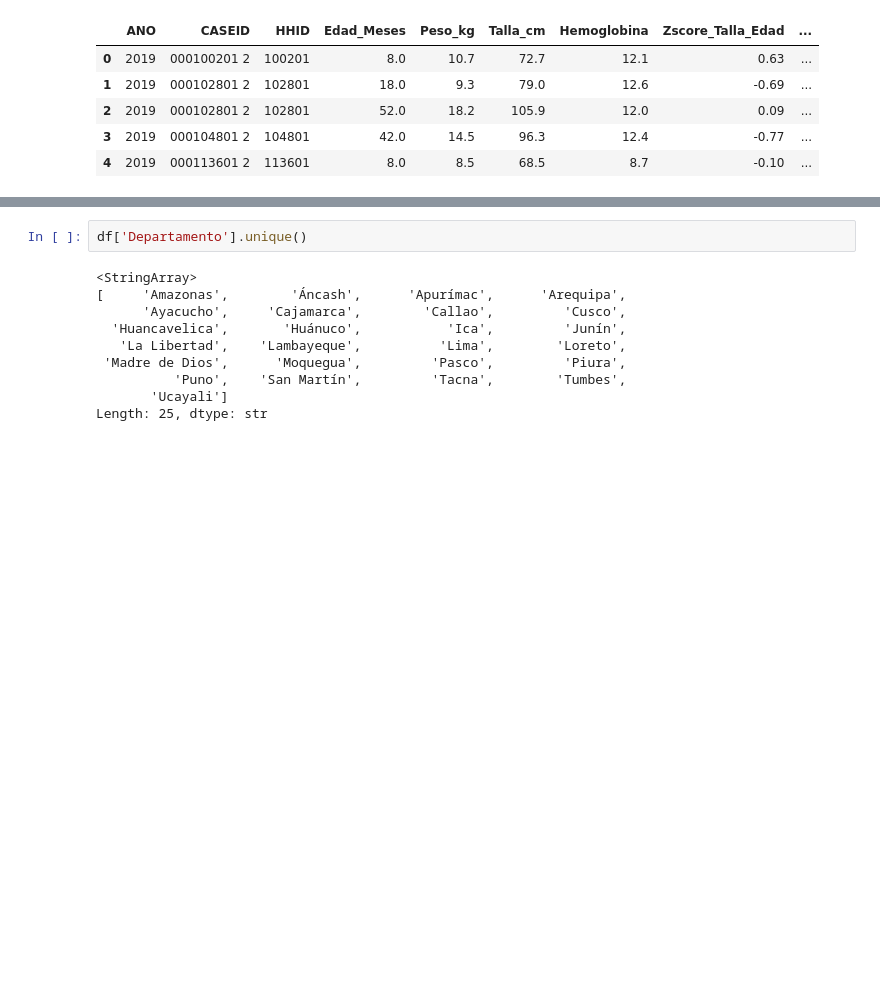
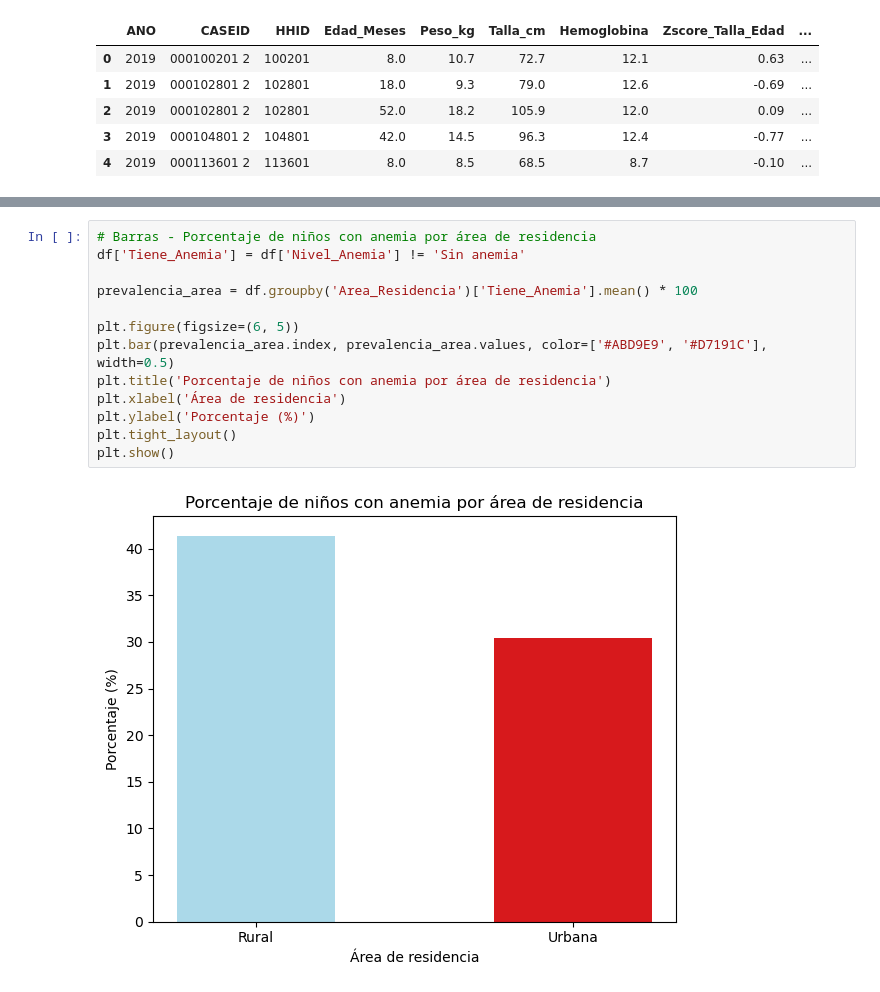
Before and after one commit to fbarrueta22/proyecto-ag-anemia, a Jupyter notebook: Analisis.ipynb, the cells around one changed output, grey strips where cells are left out. Cells and saved outputs as stored; diff of their text form; blank space fills up the shorter version.

```diff
--- a/Analisis.ipynb
+++ b/Analisis.ipynb
@@ -119,15 +163,18 @@ Passing `palette` without assigning `hue` is deprecated and will be removed in v
 
   sns.barplot(x=prevalencia.values, y=prevalencia.index, palette='Reds_r')
 [figure]
-# %%
-df['Departamento'].unique()
-# %% [output]
-<StringArray>
-[     'Amazonas',        'Áncash',      'Apurímac',      'Arequipa',
-      'Ayacucho',     'Cajamarca',        'Callao',         'Cusco',
-  'Huancavelica',       'Huánuco',           'Ica',         'Junín',
-   'La Libertad',    'Lambayeque',          'Lima',        'Loreto',
- 'Madre de Dios',      'Moquegua',         'Pasco',         'Piura',
-          'Puno',    'San Martín',         'Tacna',        'Tumbes',
-       'Ucayali']
-Length: 25, dtype: str
+# %%
+# Barras - Porcentaje de niños con anemia por área de residencia
+df['Tiene_Anemia'] = df['Nivel_Anemia'] != 'Sin anemia'
+
+prevalencia_area = df.groupby('Area_Residencia')['Tiene_Anemia'].mean() * 100
+
+plt.figure(figsize=(6, 5))
+plt.bar(prevalencia_area.index, prevalencia_area.values, color=['#ABD9E9', '#D7191C'], width=0.5)
+plt.title('Porcentaje de niños con anemia por área de residencia')
+plt.xlabel('Área de residencia')
+plt.ylabel('Porcentaje (%)')
+plt.tight_layout()
+plt.show()
+# %% [output]
+[figure, added]
```
Also changed, not shown: parts of 12 cells of this notebook, 10 other files.
